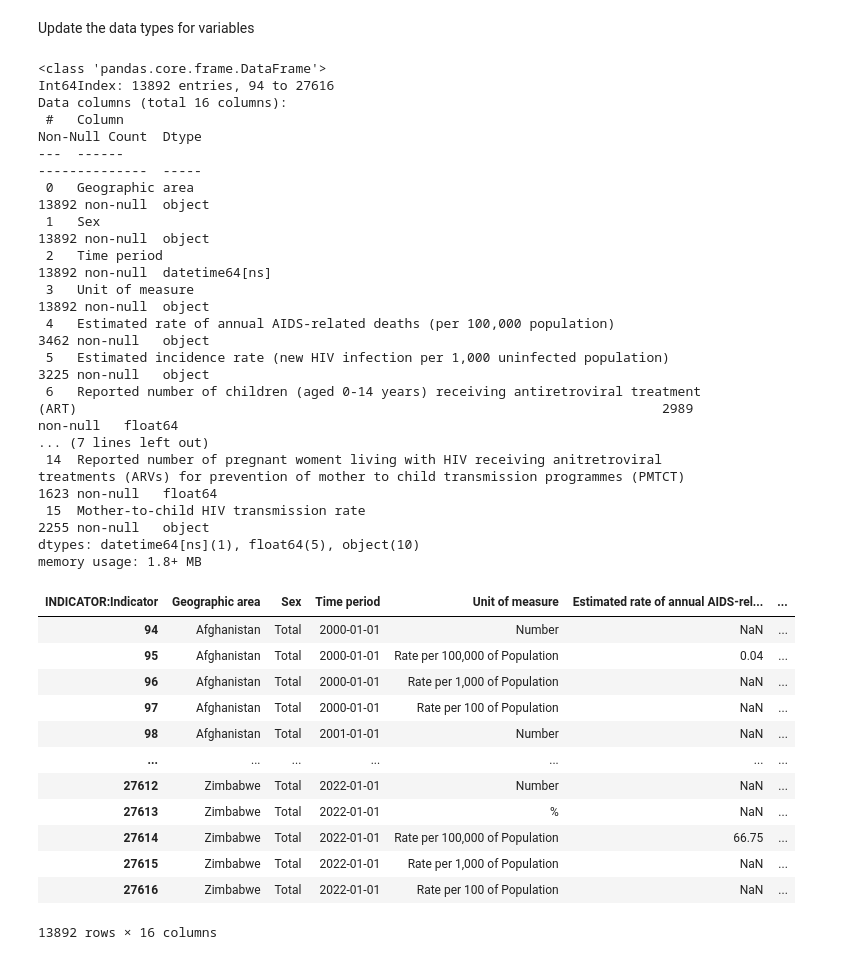
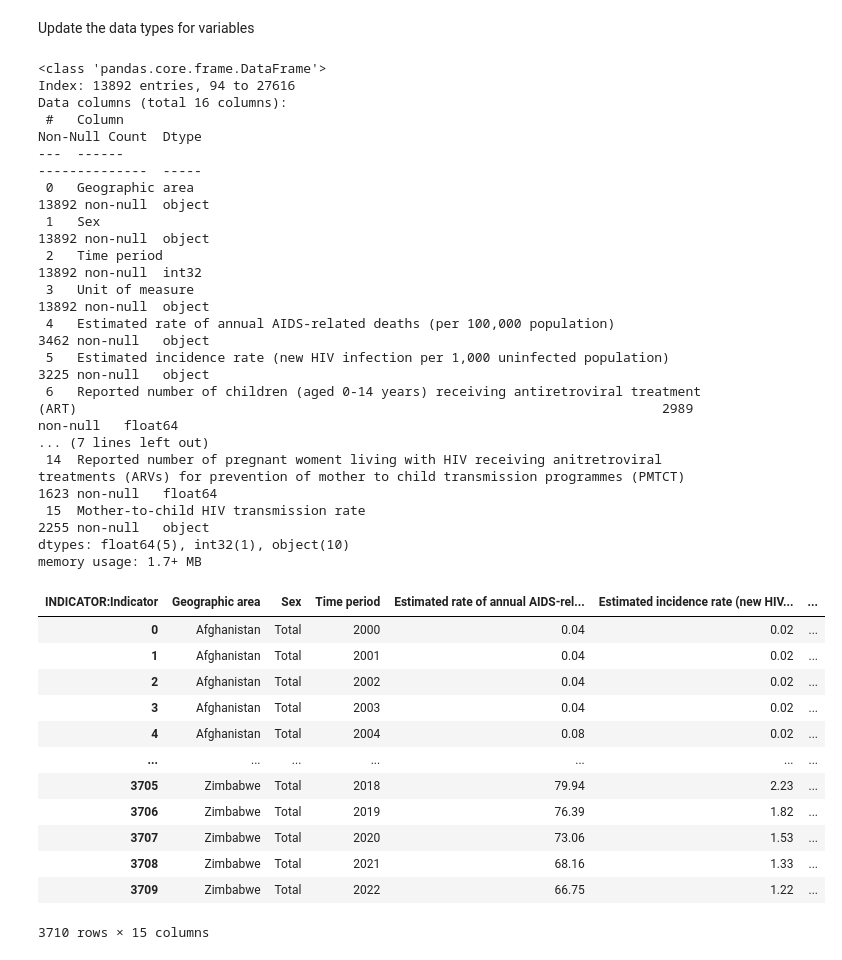
Before and after one commit to shaytran/HIV-Dash, a Jupyter notebook: 551_dashboard.ipynb, the cells around one changed output. Saved outputs shown, nothing was run; the diff lists cells and outputs as text; code cells hidden in the pictures.

Commit message:
updated data frame and finished trend chart

```diff
--- a/551_dashboard.ipynb
+++ b/551_dashboard.ipynb
@@ -67,10 +70,10 @@ df_new = df_new.iloc[:, 0:16]
 # %% [markdown]
 Update the data types for variables
 # %%
-## Convert time period from string to datetime
-df_new['Time period'] = pd.to_datetime(df_new['Time period'], format='%Y-%m-%d')
+# Convert time period from string to datetime
+df_new['Time period'] = pd.to_datetime(df_new['Time period'], format='%Y').dt.year
 
-## Convert fully numeric indicators into numeric type
+# Convert fully numeric indicators into numeric type
 def is_numeric(column):
     try:
         pd.to_numeric(column)
@@ -81,15 +84,16 @@ numeric_columns = df_new.iloc[:, 4:16].apply(is_numeric)
 numeric_column_names = numeric_columns[numeric_columns].index
 df_new[numeric_column_names] = df_new[numeric_column_names].apply(pd.to_numeric)
 df_new.info()
+df_new.to_csv("dash.csv")
 # %% [output]
 <class 'pandas.core.frame.DataFrame'>
-Int64Index: 13892 entries, 94 to 27616
+Index: 13892 entries, 94 to 27616
 Data columns (total 16 columns):
  #   Column                                                                                                                                                           Non-Null Count  Dtype
 ---  ------                                                                                                                                                           --------------  -----
  0   Geographic area                                                                                                                                                  13892 non-null  object
  1   Sex                                                                                                                                                              13892 non-null  object
- 2   Time period                                                                                                                                                      13892 non-null  datetime64[ns]
+ 2   Time period                                                                                                                                                      13892 non-null  int32
  3   Unit of measure                                                                                                                                                  13892 non-null  object
  4   Estimated rate of annual AIDS-related deaths (per 100,000 population)                                                                                            3462 non-null   object
  5   Estimated incidence rate (new HIV infection per 1,000 uninfected population)                                                                                     3225 non-null   object
@@ -97,22 +101,36 @@ Data columns (total 16 columns):
 ... (7 lines left out)
  14  Reported number of pregnant woment living with HIV receiving anitretroviral treatments (ARVs) for prevention of mother to child transmission programmes (PMTCT)  1623 non-null   float64
  15  Mother-to-child HIV transmission rate                                                                                                                            2255 non-null   object
-dtypes: datetime64[ns](1), float64(5), object(10)
-memory usage: 1.8+ MB
+dtypes: float64(5), int32(1), object(10)
+memory usage: 1.7+ MB
-# %%
-df_new
-# %% [output]
-| INDICATOR:Indicator | Geographic area | Sex | Time period | Unit of measure | Estimated rate of annual AIDS-rel... | ... |
-| 94 | Afghanistan | Total | 2000-01-01 | Number | NaN | ... |
-| 95 | Afghanistan | Total | 2000-01-01 | Rate per 100,000 of Population | 0.04 | ... |
-| 96 | Afghanistan | Total | 2000-01-01 | Rate per 1,000 of Population | NaN | ... |
-| 97 | Afghanistan | Total | 2000-01-01 | Rate per 100 of Population | NaN | ... |
-| 98 | Afghanistan | Total | 2001-01-01 | Number | NaN | ... |
-| ... | ... | ... | ... | ... | ... | ... |
-| 27612 | Zimbabwe | Total | 2022-01-01 | Number | NaN | ... |
-| 27613 | Zimbabwe | Total | 2022-01-01 | % | NaN | ... |
-| 27614 | Zimbabwe | Total | 2022-01-01 | Rate per 100,000 of Population | 66.75 | ... |
-| 27615 | Zimbabwe | Total | 2022-01-01 | Rate per 1,000 of Population | NaN | ... |
-| 27616 | Zimbabwe | Total | 2022-01-01 | Rate per 100 of Population | NaN | ... |
-13892 rows × 16 columns
+# %%
+df_new.drop('Unit of measure', axis=1, inplace=True)
+
+# Step 2: Aggregate the data for each 'Geographic area', 'Sex', and 'Time period'
+# We will take the first non-null value for each group
+aggregation_functions = {col: 'first' for col in df_new.columns[3:]}
+df_aggregated = df_new.groupby(['Geographic area', 'Sex', 'Time period'], as_index=False).agg(aggregation_functions)
+
+# Drop any remaining rows with all NaN values in the indicator columns
+df_aggregated.dropna(subset=df_aggregated.columns[3:], how='all', inplace=True)
+
+# Reset index to tidy up the DataFrame
+df_aggregated.reset_index(drop=True, inplace=True)
+# %%
+# Display the transformed DataFrame
+df_aggregated
+# %% [output]
+| INDICATOR:Indicator | Geographic area | Sex | Time period | Estimated rate of annual AIDS-rel... | Estimated incidence rate (new HIV... | ... |
+| 0 | Afghanistan | Total | 2000 | 0.04 | 0.02 | ... |
+| 1 | Afghanistan | Total | 2001 | 0.04 | 0.02 | ... |
+| 2 | Afghanistan | Total | 2002 | 0.04 | 0.02 | ... |
+| 3 | Afghanistan | Total | 2003 | 0.04 | 0.02 | ... |
+| 4 | Afghanistan | Total | 2004 | 0.08 | 0.02 | ... |
+| ... | ... | ... | ... | ... | ... | ... |
+| 3705 | Zimbabwe | Total | 2018 | 79.94 | 2.23 | ... |
+| 3706 | Zimbabwe | Total | 2019 | 76.39 | 1.82 | ... |
+| 3707 | Zimbabwe | Total | 2020 | 73.06 | 1.53 | ... |
+| 3708 | Zimbabwe | Total | 2021 | 68.16 | 1.33 | ... |
+| 3709 | Zimbabwe | Total | 2022 | 66.75 | 1.22 | ... |
+3710 rows × 15 columns
 # %%
```
Also changed, not shown: parts of 3 cells of this notebook, 1 other file.
